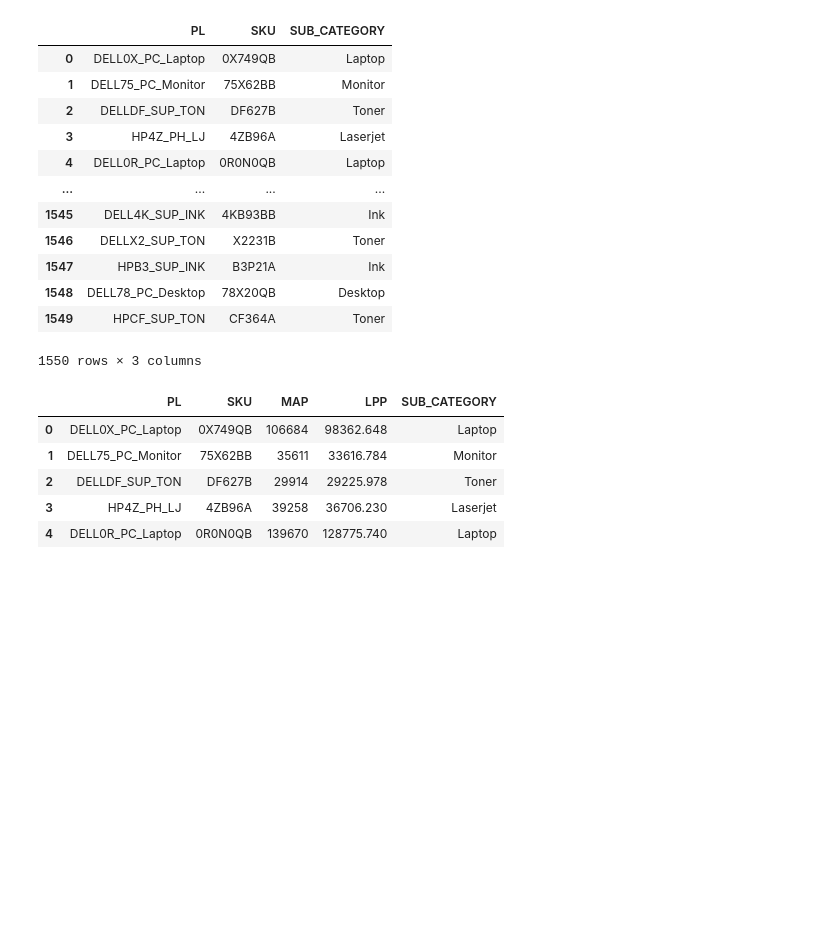
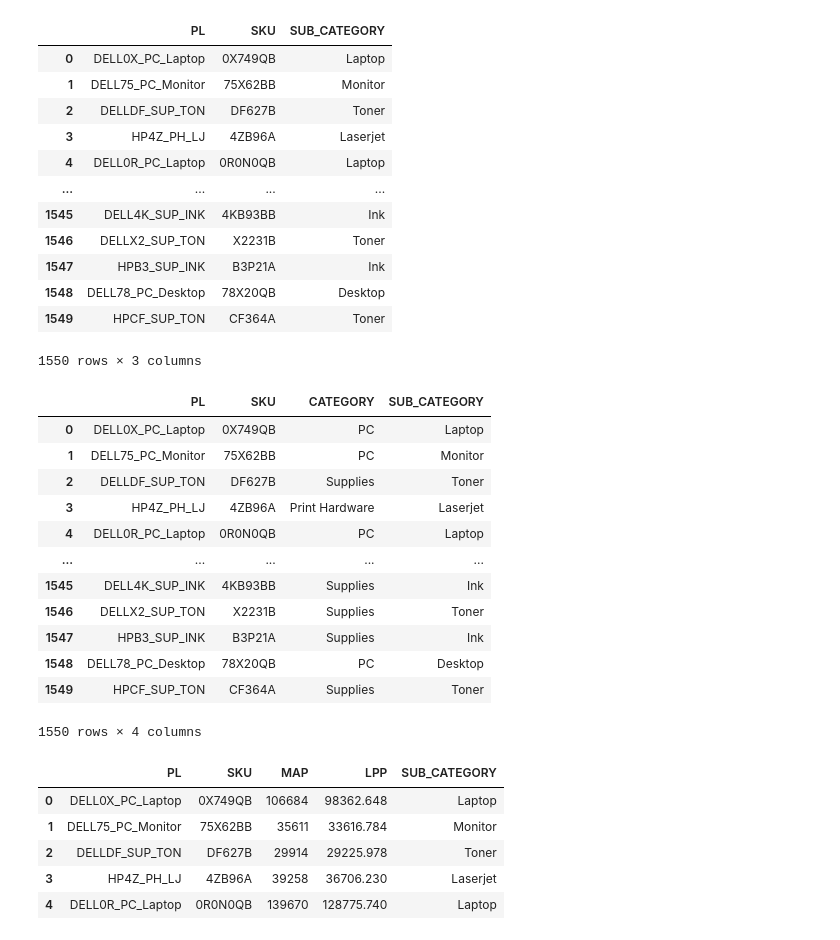
Before and after one commit to vinothkumard2006-ai/MAP---Minimum-Advertised-price, a Jupyter notebook: Price Monitoring table.ipynb, the cells around one changed output. Saved outputs shown, nothing was run; the diff lists cells and outputs as text; code cells hidden in the pictures; blank space fills up the shorter version.

```diff
--- a/Price Monitoring table.ipynb
+++ b/Price Monitoring table.ipynb
@@ -110,6 +110,23 @@ df2
 | 1548 | DELL78_PC_Desktop | 78X20QB | Desktop |
 | 1549 | HPCF_SUP_TON | CF364A | Toner |
 1550 rows × 3 columns
+# %%
+df3 = pd.read_sql("SELECT*FROM category_mapping",conn)
+df3
+# %% [output]
+|  | PL | SKU | CATEGORY | SUB_CATEGORY |
+| 0 | DELL0X_PC_Laptop | 0X749QB | PC | Laptop |
+| 1 | DELL75_PC_Monitor | 75X62BB | PC | Monitor |
+| 2 | DELLDF_SUP_TON | DF627B | Supplies | Toner |
+| 3 | HP4Z_PH_LJ | 4ZB96A | Print Hardware | Laserjet |
+| 4 | DELL0R_PC_Laptop | 0R0N0QB | PC | Laptop |
+| ... | ... | ... | ... | ... |
+| 1545 | DELL4K_SUP_INK | 4KB93BB | Supplies | Ink |
+| 1546 | DELLX2_SUP_TON | X2231B | Supplies | Toner |
+| 1547 | HPB3_SUP_INK | B3P21A | Supplies | Ink |
+| 1548 | DELL78_PC_Desktop | 78X20QB | PC | Desktop |
+| 1549 | HPCF_SUP_TON | CF364A | Supplies | Toner |
+1550 rows × 4 columns
 # %%
 merge_df = pd.merge(df,df2,on=["PL", "SKU"],how="inner")
 merge_df.head()
```
Also changed, not shown: parts of 2 cells of this notebook.
